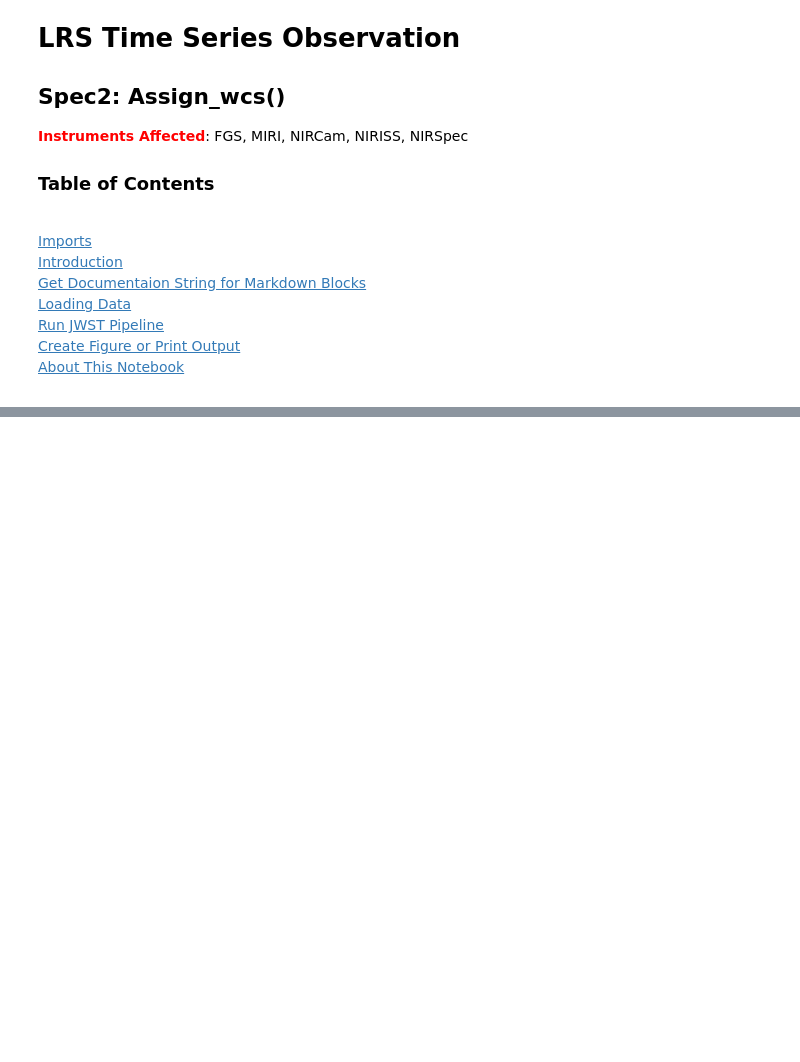
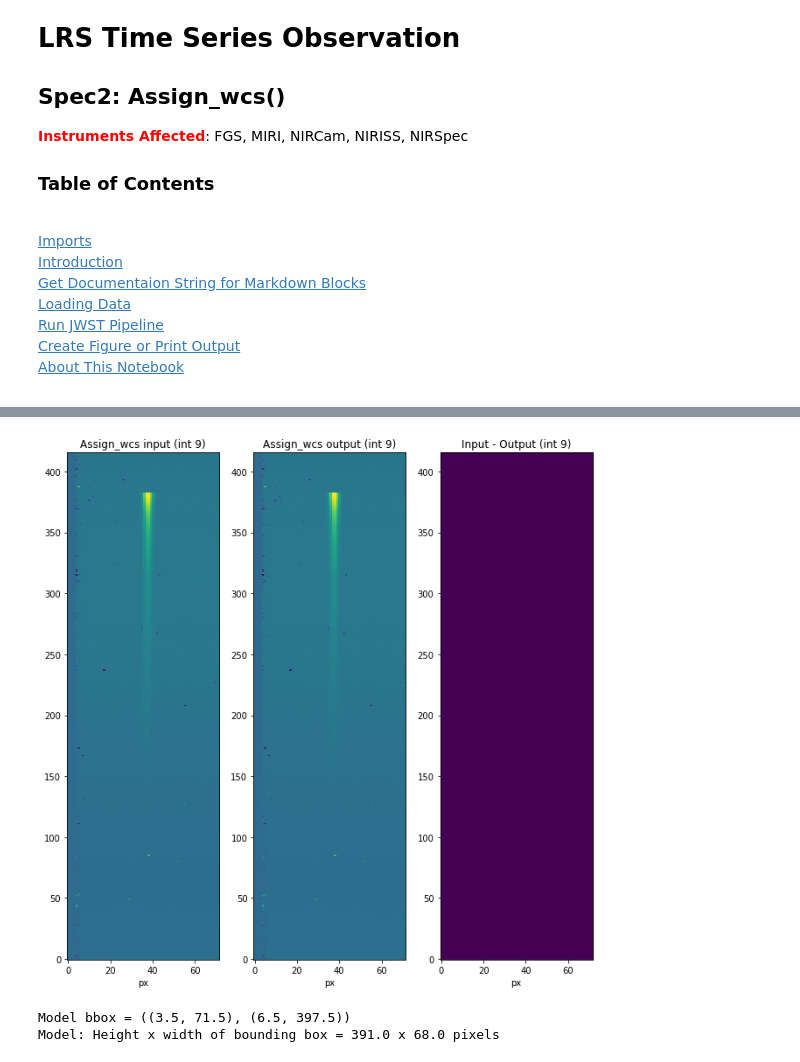
Before and after one commit to spacetelescope/jwst_validation_notebooks, a Jupyter notebook: jwst_validation_notebooks/assign_wcs/assign_wcs-miri-lrs-tso.ipynb, the cells around one changed output, grey strips where cells are left out. Saved outputs shown, nothing was run; the diff lists cells and outputs as text; code cells hidden in the pictures; blank space fills up the shorter version.

Commit message:
assign wcs test notebook mostly complete, running into nans issue"

```diff
--- a/jwst_validation_notebooks/assign_wcs/assign_wcs-miri-lrs-tso.ipynb
+++ b/jwst_validation_notebooks/assign_wcs/assign_wcs-miri-lrs-tso.ipynb
@@ -119,0 +134,11 @@ Also mention the tests Pass/Fail Criteria and what you should expect.
+# %%
+rfile = glob.glob('*_rate.fits')
+rifile = glob.glob('*_rateints.fits')
+print(rfile)
+print(rifile)
+
+rmod = ImageModel(rfile[0])
+rimod = CubeModel(rifile[0])
+
+wcs_step = AssignWcsStep()
+wcsmod = wcs_step.call(rifile[0], save_results=True)
@@ -119,0 +170,36 @@ Also mention the tests Pass/Fail Criteria and what you should expect.
+# %%
+fig, ax = plt.subplots(nrows=1, ncols=3, figsize=[9,9])
+ax[0].imshow(rimod.data[9,:,:], origin='lower', interpolation='None', aspect='auto')
+ax[0].set_title('Assign_wcs input (int 9)')
+ax[0].set_xlabel('px')
+ax[0].set_xlabel('px')
+
+ax[1].imshow(wcs.data[9,:,:], origin='lower', interpolation='None', aspect='auto')
+ax[1].set_title('Assign_wcs output (int 9)')
+ax[1].set_xlabel('px')
+ax[1].set_xlabel('px')
+
+diff = rimod.data[9,:,:] - wcs.data[9,:,:]
+ax[2].imshow(diff, origin='lower', interpolation='None', aspect='auto')
+ax[2].set_title('Input - Output (int 9)')
+ax[2].set_xlabel('px')
+ax[2].set_xlabel('px')
+
+fig.tight_layout()
+
+# Do a numeric check between input and output
+assert np.mean(diff) <= 1e-6, "Check differences between step input and output"
+# %% [output]
+[figure, added]
+# %%
+bbox_w = wcsmod.meta.wcs.bounding_box[0][1] - wcsmod.meta.wcs.bounding_box[0][0]
+bbox_ht = wcsmod.meta.wcs.bounding_box[1][1] - wcsmod.meta.wcs.bounding_box[1][0]
+print('Model bbox = {0} '.format(wcsmod.meta.wcs.bounding_box))
+print('Model: Height x width of bounding box = {0} x {1} pixels'.format(bbox_ht, bbox_w))
+
+# make sure that the size of the bounding box is smaller than the subarray
+assert bbox_ht <= np.shape(wcsmod.data)[1], "Bounding box size incompatible with subarray"
+assert bbox_w <= np.shape(wcsmod.data)[2], "Bounding box size incompatible with subarray"
+# %% [output]
+Model bbox = ((3.5, 71.5), (6.5, 397.5))
+Model: Height x width of bounding box = 391.0 x 68.0 pixels
```
Also changed, not shown: parts of 24 cells of this notebook, 2 other files.
